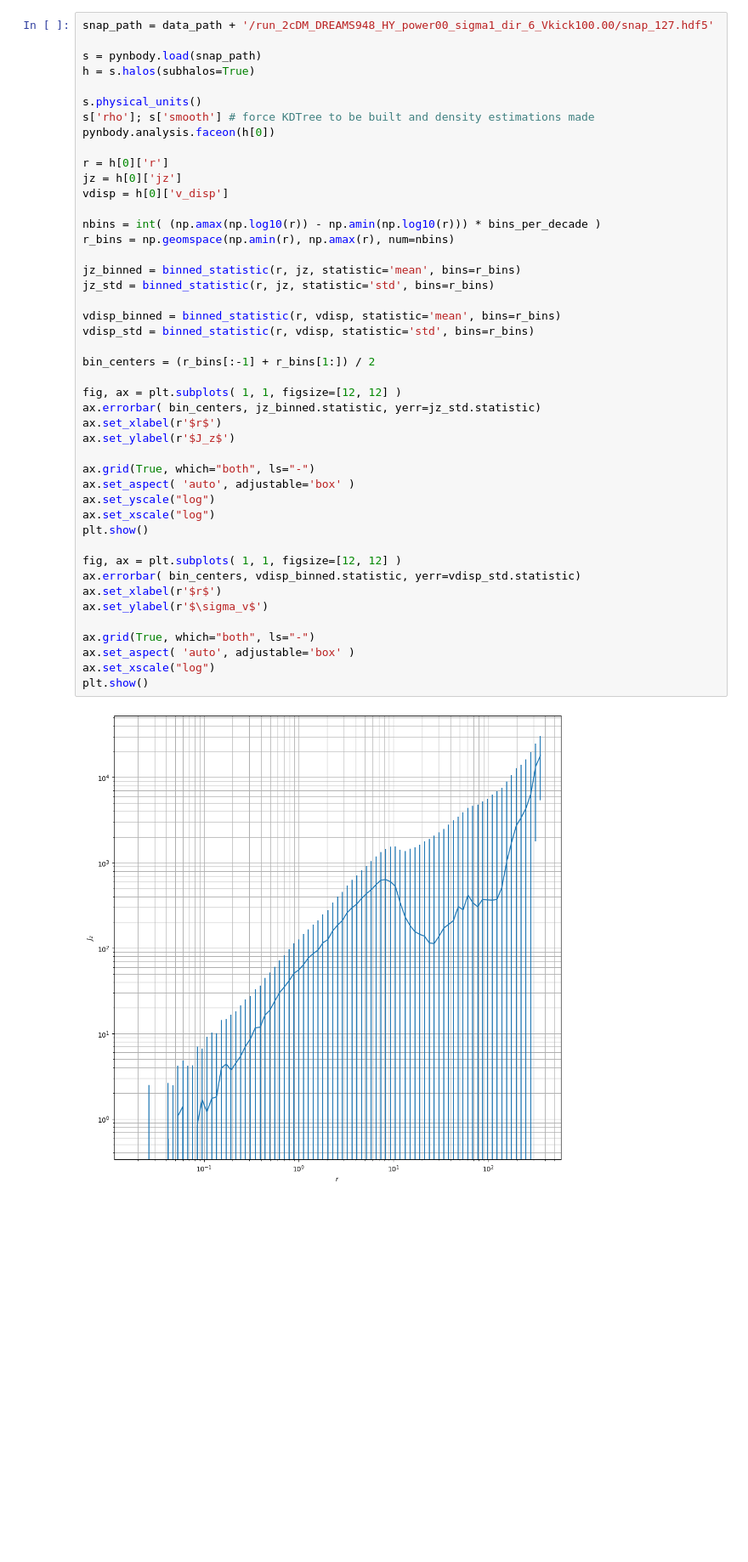
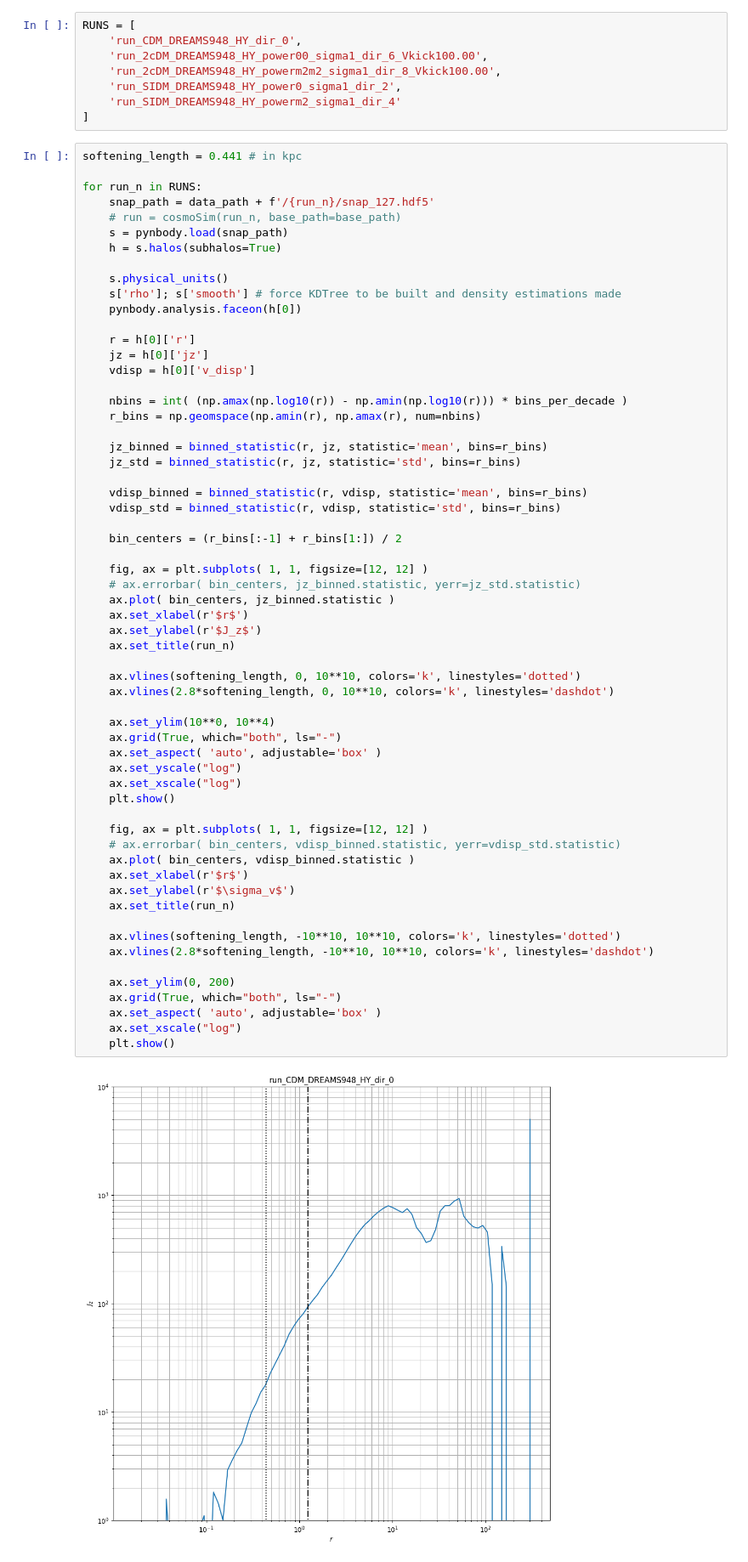
Before and after one commit to rtlow/2cDM_paperII, a Jupyter notebook: jupyter/phase_space_plots.ipynb, the cells around one changed output. Shown at 85% size. Cells and saved outputs as stored; diff of their text form; blank space fills up the shorter version.

```diff
--- a/jupyter/phase_space_plots.ipynb
+++ b/jupyter/phase_space_plots.ipynb
@@ -22,49 +23,72 @@ data_path = '/home/ryan/Data/'
 
 bins_per_decade = 20
+# %%
+RUNS = [
+    'run_CDM_DREAMS948_HY_dir_0',
+    'run_2cDM_DREAMS948_HY_power00_sigma1_dir_6_Vkick100.00',
+    'run_2cDM_DREAMS948_HY_powerm2m2_sigma1_dir_8_Vkick100.00',
+    'run_SIDM_DREAMS948_HY_power0_sigma1_dir_2',
+    'run_SIDM_DREAMS948_HY_powerm2_sigma1_dir_4'
+]
 # %%
-snap_path = data_path + '/run_2cDM_DREAMS948_HY_power00_sigma1_dir_6_Vkick100.00/snap_127.hdf5'
+softening_length = 0.441 # in kpc
 
-s = pynbody.load(snap_path)
-h = s.halos(subhalos=True)
+for run_n in RUNS:
+    snap_path = data_path + f'/{run_n}/snap_127.hdf5'
+    # run = cosmoSim(run_n, base_path=base_path)
+    s = pynbody.load(snap_path)
+    h = s.halos(subhalos=True)
 
-s.physical_units()
-s['rho']; s['smooth'] # force KDTree to be built and density estimations made
-pynbody.analysis.faceon(h[0])
+    s.physical_units()
+    s['rho']; s['smooth'] # force KDTree to be built and density estimations made
+    pynbody.analysis.faceon(h[0])
 
-r = h[0]['r']
-jz = h[0]['jz']
-vdisp = h[0]['v_disp']
+    r = h[0]['r']
+    jz = h[0]['jz']
+    vdisp = h[0]['v_disp']
 
-nbins = int( (np.amax(np.log10(r)) - np.amin(np.log10(r))) * bins_per_decade )
-r_bins = np.geomspace(np.amin(r), np.amax(r), num=nbins)
+    nbins = int( (np.amax(np.log10(r)) - np.amin(np.log10(r))) * bins_per_decade )
+    r_bins = np.geomspace(np.amin(r), np.amax(r), num=nbins)
 
-jz_binned = binned_statistic(r, jz, statistic='mean', bins=r_bins)
-jz_std = binned_statistic(r, jz, statistic='std', bins=r_bins)
+    jz_binned = binned_statistic(r, jz, statistic='mean', bins=r_bins)
+    jz_std = binned_statistic(r, jz, statistic='std', bins=r_bins)
 
-vdisp_binned = binned_statistic(r, vdisp, statistic='mean', bins=r_bins)
-vdisp_std = binned_statistic(r, vdisp, statistic='std', bins=r_bins)
+    vdisp_binned = binned_statistic(r, vdisp, statistic='mean', bins=r_bins)
+    vdisp_std = binned_statistic(r, vdisp, statistic='std', bins=r_bins)
 
-bin_centers = (r_bins[:-1] + r_bins[1:]) / 2
+    bin_centers = (r_bins[:-1] + r_bins[1:]) / 2
 
-fig, ax = plt.subplots( 1, 1, figsize=[12, 12] )
-ax.errorbar( bin_centers, jz_binned.statistic, yerr=jz_std.statistic)
-ax.set_xlabel(r'$r$')
-ax.set_ylabel(r'$J_z$')
+    fig, ax = plt.subplots( 1, 1, figsize=[12, 12] )
+    # ax.errorbar( bin_centers, jz_binned.statistic, yerr=jz_std.statistic)
+    ax.plot( bin_centers, jz_binned.statistic )
+    ax.set_xlabel(r'$r$')
+    ax.set_ylabel(r'$J_z$')
+    ax.set_title(run_n)
 
-ax.grid(True, which="both", ls="-")
-ax.set_aspect( 'auto', adjustable='box' )
-ax.set_yscale("log")
-ax.set_xscale("log")
-plt.show()
+    ax.vlines(softening_length, 0, 10**10, colors='k', linestyles='dotted')
+    ax.vlines(2.8*softening_length, 0, 10**10, colors='k', linestyles='dashdot')
 
-fig, ax = plt.subplots( 1, 1, figsize=[12, 12] )
-ax.errorbar( bin_centers, vdisp_binned.statistic, yerr=vdisp_std.statistic)
-ax.set_xlabel(r'$r$')
-ax.set_ylabel(r'$\sigma_v$')
+    ax.set_ylim(10**0, 10**4)
+    ax.grid(True, which="both", ls="-")
+    ax.set_aspect( 'auto', adjustable='box' )
+    ax.set_yscale("log")
+    ax.set_xscale("log")
+    plt.show()
 
-ax.grid(True, which="both", ls="-")
-ax.set_aspect( 'auto', adjustable='box' )
-ax.set_xscale("log")
-plt.show()
+    fig, ax = plt.subplots( 1, 1, figsize=[12, 12] )
+    # ax.errorbar( bin_centers, vdisp_binned.statistic, yerr=vdisp_std.statistic)
+    ax.plot( bin_centers, vdisp_binned.statistic )
+    ax.set_xlabel(r'$r$')
+    ax.set_ylabel(r'$\sigma_v$')
+    ax.set_title(run_n)
+
+    ax.vlines(softening_length, -10**10, 10**10, colors='k', linestyles='dotted')
+    ax.vlines(2.8*softening_length, -10**10, 10**10, colors='k', linestyles='dashdot')
+
+    ax.set_ylim(0, 200)
+    ax.grid(True, which="both", ls="-")
+    ax.set_aspect( 'auto', adjustable='box' )
+    ax.set_xscale("log")
+    plt.show()
 # %% [output]
-[figure, old version]
+[figure, new version]
```
Also changed, not shown: parts of 6 cells of this notebook, 3 other files.
